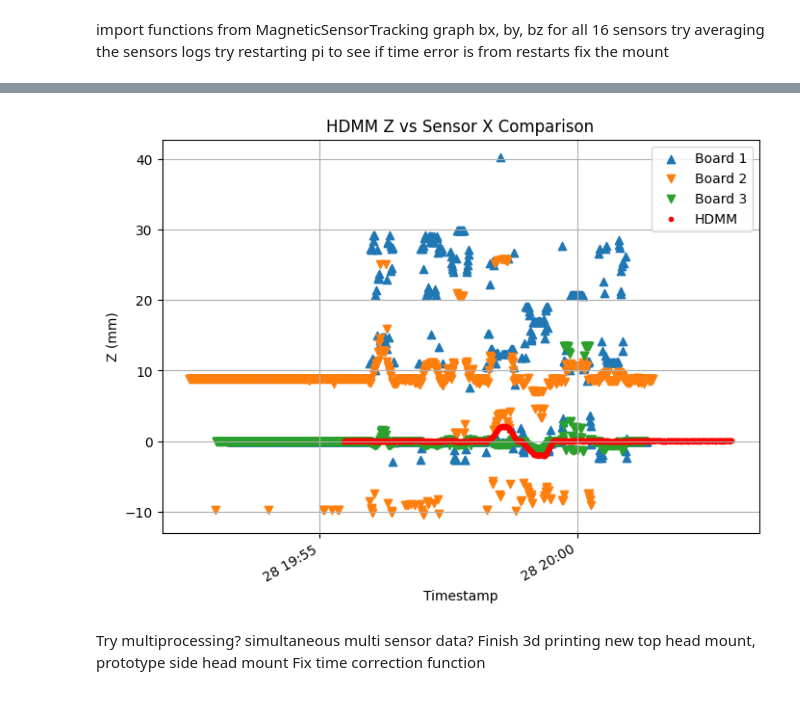
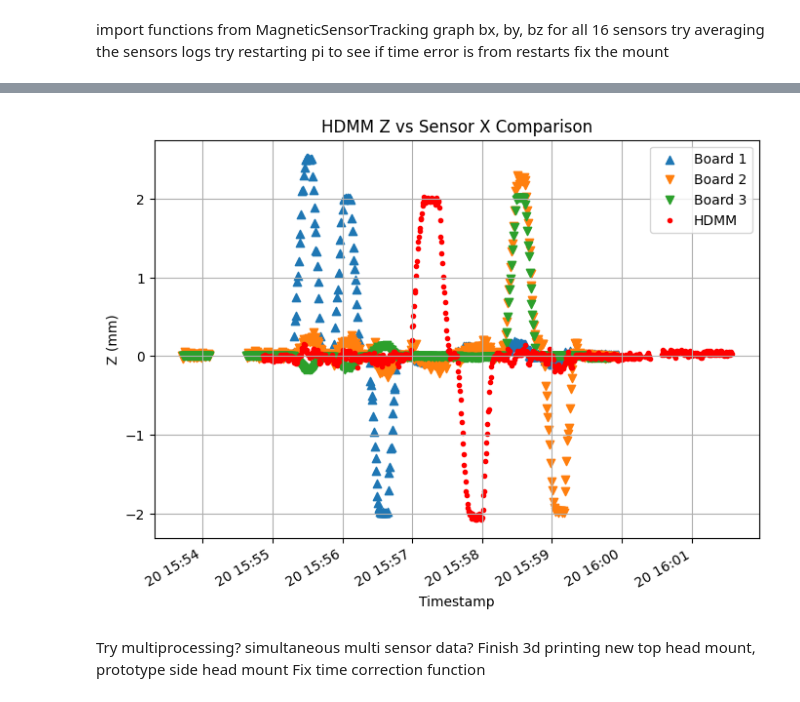
Before and after one commit to SpicedDill/magnetic-sensor-data, a Jupyter notebook: BN_Analysis/02202026_Multisensor_GK.ipynb, the cells around one changed output, grey strips where cells are left out. Drawn from its saved outputs; the diff is of its cells as text; code cells hidden in the pictures.

```diff
--- a/BN_Analysis/02202026_Multisensor_GK.ipynb
+++ b/BN_Analysis/02202026_Multisensor_GK.ipynb
@@ -770,23 +768,23 @@ plt.grid(True); plt.legend(); plt.show()
 # %%
 # Plotting
-offset_s = -230.0
+offset_s = 670
 hdmm_timecorr_shift = pd.to_datetime(hdmm_timecorr) + pd.to_timedelta(offset_s, 's')
 
 
 plt.figure(figsize=(8, 6))
-plt.scatter(timestamps[-800:], rel_loc_predx[-800:], label='Board 1', marker='^')
-plt.scatter(timestamps2[-800:], rel_loc_predx2[-800:], label='Board 2', marker='v')
-plt.scatter(timestamps3[-800:], -np.array(rel_loc_predz3[-800:]), label='Board 3', marker='v')
-plt.scatter(hdmm_timecorr_shift[::], hdmm_z[::], label='HDMM', marker='.', color='red')
+plt.scatter(timestamps[-500:], rel_loc_predx[-500:], label='Board 1', marker='^')
+plt.scatter(timestamps2[-500:], rel_loc_predx2[-500:], label='Board 2', marker='v')
+plt.scatter(timestamps3[-500:], -np.array(rel_loc_predz3[-500:]), label='Board 3', marker='v')
+plt.scatter(hdmm_timecorr_shift[-2200:-1100], hdmm_z[-2200:-1100], label='HDMM', marker='.', color='red')
 plt.gcf().autofmt_xdate()  # Auto-format the dates on the x-axis
 plt.xlabel('Timestamp')
 plt.ylabel('Z (mm)')
 plt.title('HDMM Z vs Sensor X Comparison')
 plt.grid(True)
 plt.legend()
 plt.show()
 # %% [output]
-[figure, old version]
+[figure, new version]
 # %% [markdown]
 Try multiprocessing? simultaneous multi sensor data?
 Finish 3d printing new top head mount, prototype side head mount
```
Also changed, not shown: parts of 12 cells of this notebook.
